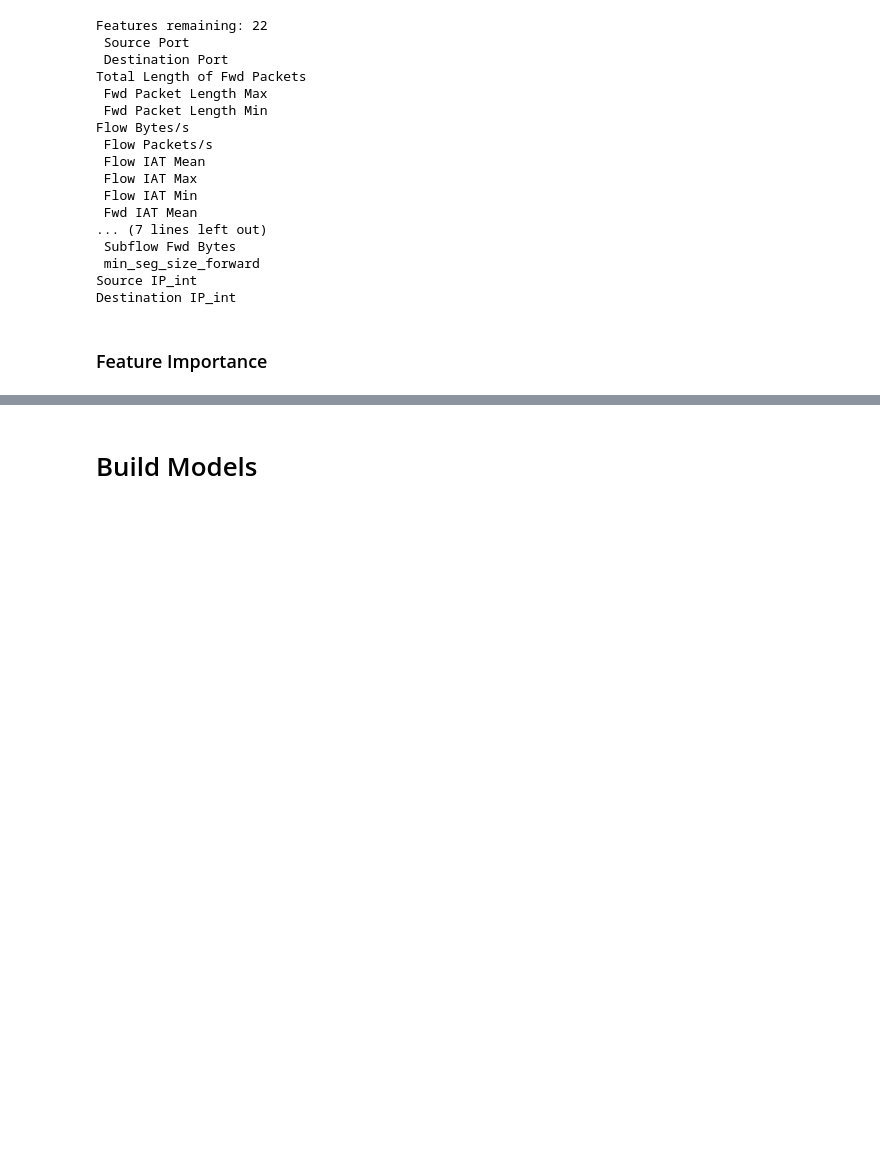
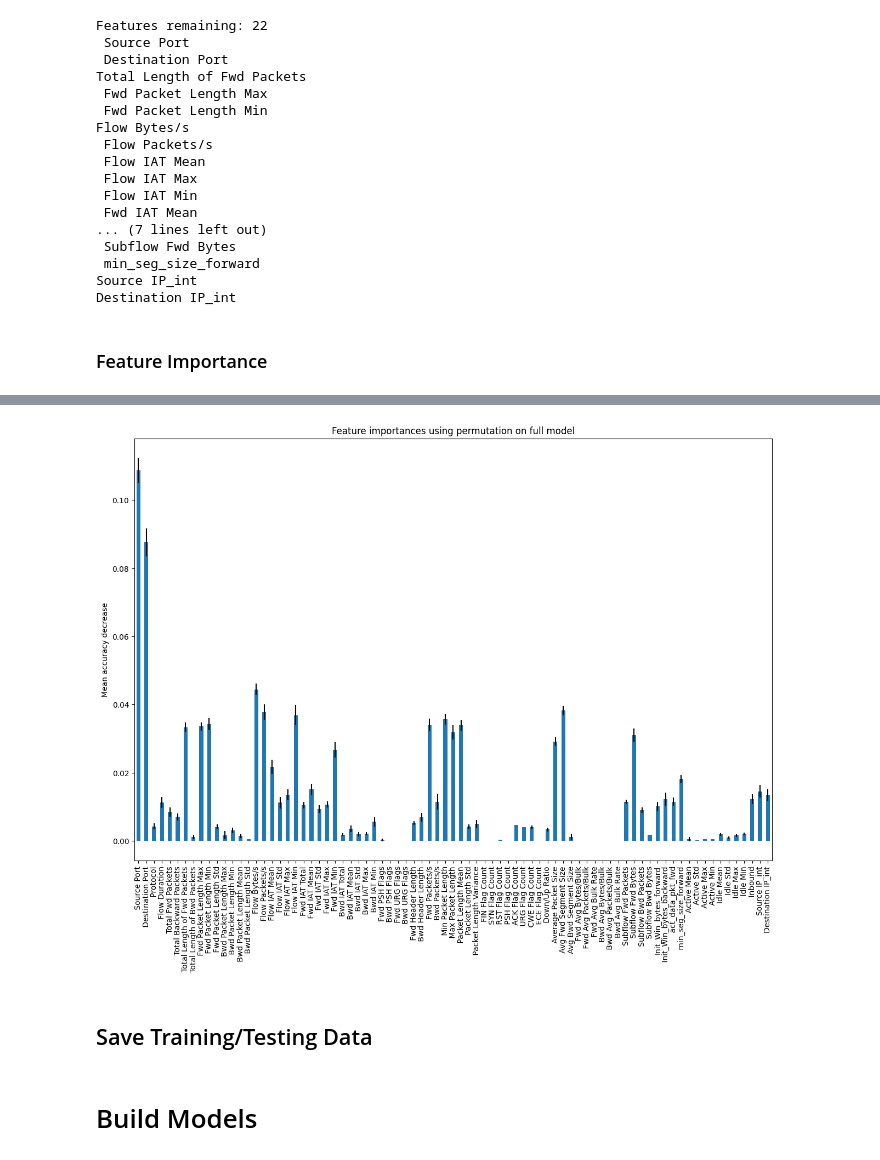
Before and after one commit to Frosk-Kristian/COMP6002-Group10-Models, a Jupyter notebook: COMP6002_Group_Project_ML_Models.ipynb, the cells around one changed output, grey strips where cells are left out. Drawn from its saved outputs; the diff is of its cells as text; code cells hidden in the pictures; blank space fills up the shorter version.

```diff
--- a/COMP6002_Group_Project_ML_Models.ipynb
+++ b/COMP6002_Group_Project_ML_Models.ipynb
@@ -756 +793,16 @@ fig.tight_layout()
+# %%
+from sklearn.inspection import permutation_importance
+
+pi_result = permutation_importance(selector.estimator_, X_test, y_test, n_repeats=10, random_state=42, n_jobs=2)
+# %%
+# plot feature importance (permutation)
+fig, ax = plt.subplots(figsize=(15,10))
+rf_importances.plot.bar(yerr=pi_result.importances_std, ax=ax)
+ax.set_title("Feature importances using permutation on full model")
+ax.set_ylabel("Mean accuracy decrease")
+plt.show()
+# %% [output]
+[figure, added]
+# %% [markdown]
+## Save Training/Testing Data
 # %%
```
Also changed, not shown: parts of 28 cells of this notebook.
